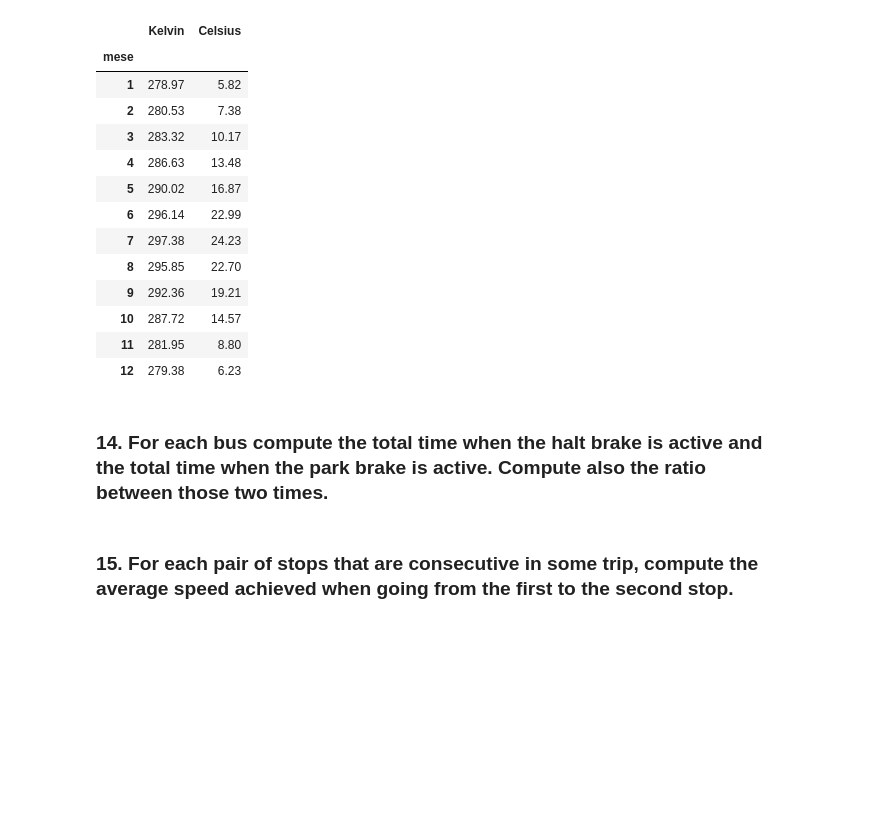
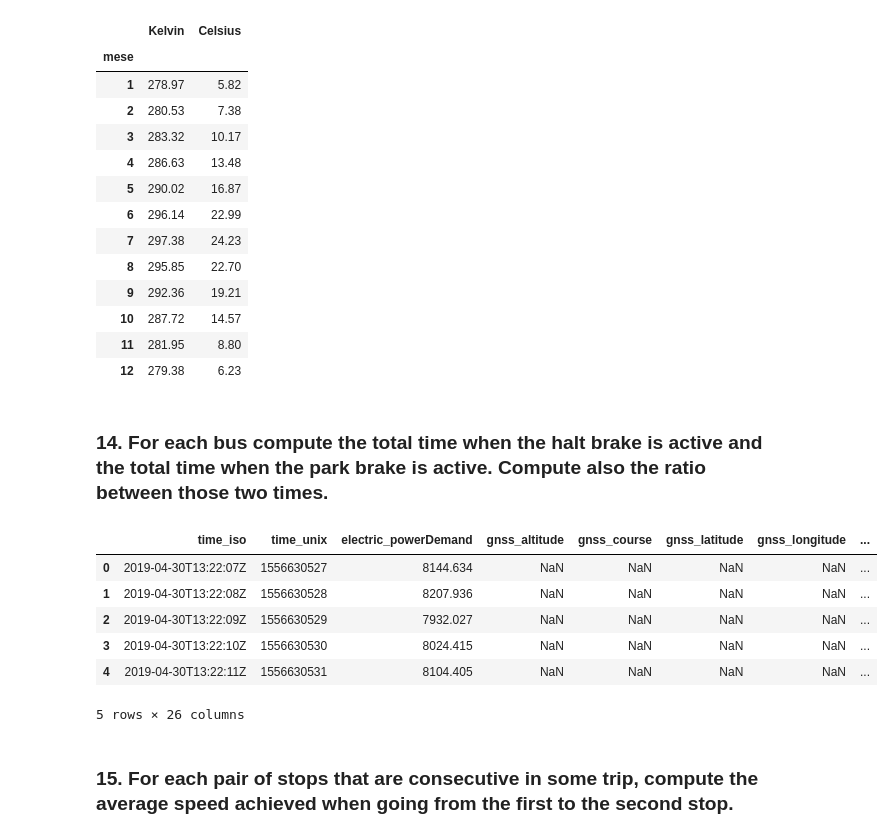
Before and after one commit to andrecardinali/progettocs, a Jupyter notebook: Project.ipynb, the cells around one changed output. Saved outputs shown, nothing was run; the diff lists cells and outputs as text; code cells hidden in the pictures; blank space fills up the shorter version.

```diff
--- a/Project.ipynb
+++ b/Project.ipynb
@@ -344,5 +329,17 @@ temp
 | 12 | 279.38 | 6.23 |
 # %% [markdown]
 ### 14. For each bus compute the total time when the halt brake is active and the total time when the park brake is active. Compute also the ratio between those two times.
+# %%
+provaaa = pd.read_csv('/Users/andreacardinali/Documents/ZTBus_compressed/B183_2019-04-30_13-22-07_2019-04-30_17-54-02.csv', na_values='-')
+# %%
+provaaa.head()
+# %% [output]
+|  | time_iso | time_unix | electric_powerDemand | gnss_altitude | gnss_course | gnss_latitude | gnss_longitude | ... |
+| 0 | 2019-04-30T13:22:07Z | 1556630527 | 8144.634 | NaN | NaN | NaN | NaN | ... |
+| 1 | 2019-04-30T13:22:08Z | 1556630528 | 8207.936 | NaN | NaN | NaN | NaN | ... |
+| 2 | 2019-04-30T13:22:09Z | 1556630529 | 7932.027 | NaN | NaN | NaN | NaN | ... |
+| 3 | 2019-04-30T13:22:10Z | 1556630530 | 8024.415 | NaN | NaN | NaN | NaN | ... |
+| 4 | 2019-04-30T13:22:11Z | 1556630531 | 8104.405 | NaN | NaN | NaN | NaN | ... |
+5 rows × 26 columns
 # %% [markdown]
 ### 15. For each pair of stops that are consecutive in some trip, compute the average speed achieved when going from the first to the second stop.
```
Also changed, not shown: parts of 19 cells of this notebook.
